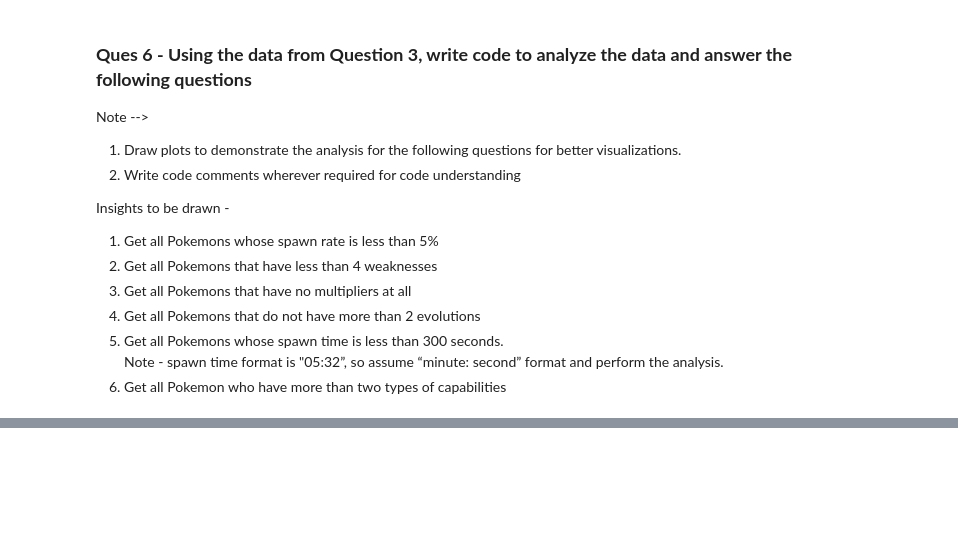
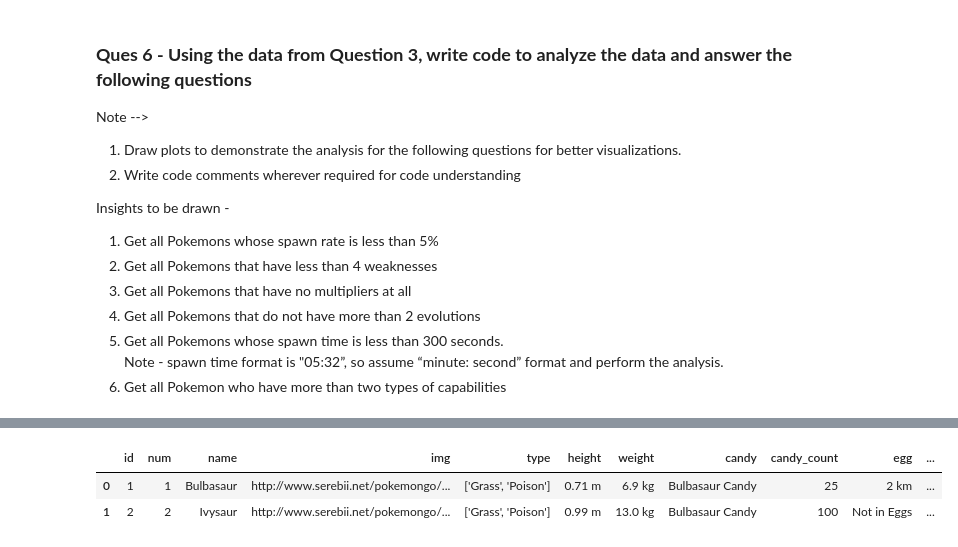
Before and after one commit to pallavi-1998/InterviewBasedQuestions, a Jupyter notebook: Python Questions/Python.ipynb, the cells around one changed output, grey strips where cells are left out. Cells and saved outputs as stored; diff of their text form; code cells hidden in the pictures; blank space fills up the shorter version.

```diff
--- a/Python Questions/Python.ipynb
+++ b/Python Questions/Python.ipynb
@@ -276,0 +289,6 @@ plt.show()
+# %%
+df.head(2)
+# %% [output]
+|  | id | num | name | img | type | height | weight | candy | candy_count | egg | ... |
+| 0 | 1 | 1 | Bulbasaur | http://www.serebii.net/pokemongo/... | ['Grass', 'Poison'] | 0.71 m | 6.9 kg | Bulbasaur Candy | 25 | 2 km | ... |
+| 1 | 2 | 2 | Ivysaur | http://www.serebii.net/pokemongo/... | ['Grass', 'Poison'] | 0.99 m | 13.0 kg | Bulbasaur Candy | 100 | Not in Eggs | ... |
```
Also changed, not shown: parts of 10 cells of this notebook, 1 other file.
